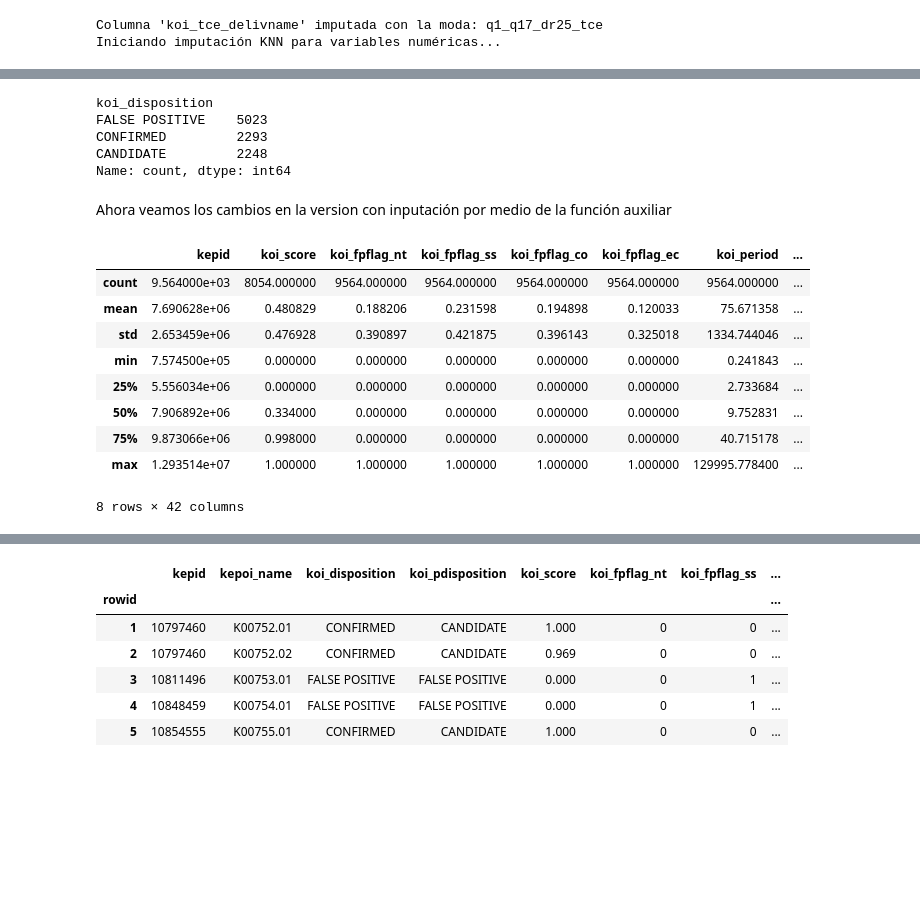
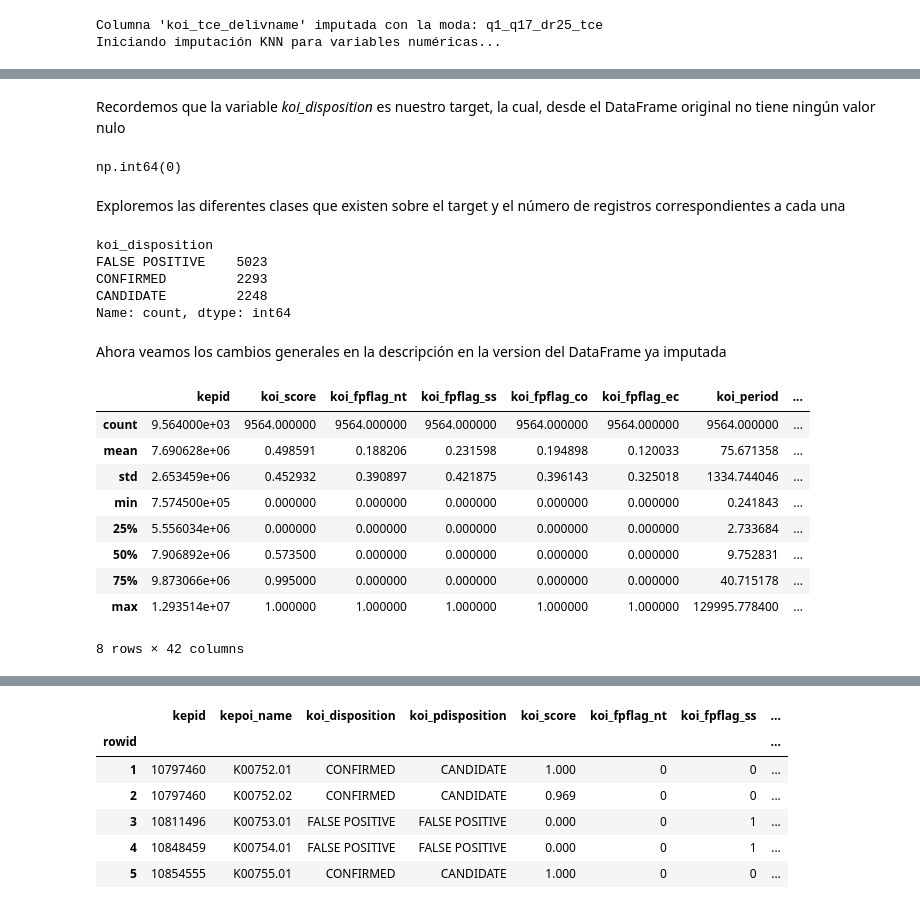
Before and after one commit to lvalencia232/KeplerExoplanet, a Jupyter notebook: kepler_exoplanet.ipynb, the cells around one changed output, grey strips where cells are left out. Cells and saved outputs as stored; diff of their text form; code cells hidden in the pictures; blank space fills up the shorter version.

```diff
--- a/kepler_exoplanet.ipynb
+++ b/kepler_exoplanet.ipynb
@@ -135,4 +136,24 @@ def fill_null_values(df_to_fill):
                 print(f"Columna '{column}': Tipo '{df_to_fill[column].dtype}' no manejado")
 
     return df_to_fill
+# %%
+# Funcion para KNN Imputer
+def fill_null_values_KNN(df_knn):
+
+    numeric_cols = df_knn.select_dtypes(include=['number']).columns
+    categorical_cols = df_knn.select_dtypes(include=['object']).columns
+
+    for col in categorical_cols:
+        if df_knn[col].isna().any():
+            moda = df_knn[col].mode()[0]
+            df_knn[col] = df_knn[col].fillna(moda)
+            print(f"Columna '{col}' imputada con la moda: {moda}")
+
+    if len(numeric_cols) > 0:
+        print("Iniciando imputación KNN para variables numéricas...")
+        imputer = KNNImputer(n_neighbors=5, weights="uniform")
+
+        df_knn[numeric_cols] = imputer.fit_transform(df_knn[numeric_cols])
+
+    return df_knn
 # %%
@@ -371,25 +455,5 @@ Por esta razón, es preferible utilizar un método que considere simultáneament
-# %%
-def fill_null_values_KNN(df):
-    df_copy = df.copy()
-
-    numeric_cols = df_copy.select_dtypes(include=['number']).columns
-    categorical_cols = df_copy.select_dtypes(include=['object']).columns
-
-    for col in categorical_cols:
-        if df_copy[col].isna().any():
-            moda = df_copy[col].mode()[0]
-            df_copy[col] = df_copy[col].fillna(moda)
-            print(f"Columna '{col}' imputada con la moda: {moda}")
-
-    if len(numeric_cols) > 0:
-        print("Iniciando imputación KNN para variables numéricas...")
-        imputer = KNNImputer(n_neighbors=5, weights="uniform")
-
-        df_copy[numeric_cols] = imputer.fit_transform(df_copy[numeric_cols])
-
-    return df_copy
 # %%
-df_knn= fill_null_values_KNN(df_copy)
+df_knn= fill_null_values_KNN(X_df)
 # %% [output]
 Columna 'koi_tce_delivname' imputada con la moda: q1_q17_dr25_tce
 Iniciando imputación KNN para variables numéricas...
@@ -601,3 +502,11 @@ dtype: bool
+# %% [markdown]
+Recordemos que la variable *koi_disposition* es nuestro target, la cual, desde el DataFrame original no tiene ningún valor nulo
+# %%
+df['koi_disposition'].isna().sum()
+# %% [output]
+np.int64(0)
+# %% [markdown]
+Exploremos las diferentes clases que existen sobre el target y el número de registros correspondientes a cada una
 # %%
 df["koi_disposition"].value_counts()
 # %% [output]
@@ -607,18 +516,18 @@ CONFIRMED         2293
 CANDIDATE         2248
 Name: count, dtype: int64
 # %% [markdown]
-Ahora veamos los cambios en la version con inputación por medio de la función auxiliar
+Ahora veamos los cambios generales en la descripción en la version del DataFrame ya imputada
 # %%
-df_copy.describe()
+df_knn.describe()
 # %% [output]
 |  | kepid | koi_score | koi_fpflag_nt | koi_fpflag_ss | koi_fpflag_co | koi_fpflag_ec | koi_period | ... |
-| count | 9.564000e+03 | 8054.000000 | 9564.000000 | 9564.000000 | 9564.000000 | 9564.000000 | 9564.000000 | ... |
-| mean | 7.690628e+06 | 0.480829 | 0.188206 | 0.231598 | 0.194898 | 0.120033 | 75.671358 | ... |
-| std | 2.653459e+06 | 0.476928 | 0.390897 | 0.421875 | 0.396143 | 0.325018 | 1334.744046 | ... |
+| count | 9.564000e+03 | 9564.000000 | 9564.000000 | 9564.000000 | 9564.000000 | 9564.000000 | 9564.000000 | ... |
+| mean | 7.690628e+06 | 0.498591 | 0.188206 | 0.231598 | 0.194898 | 0.120033 | 75.671358 | ... |
+| std | 2.653459e+06 | 0.452932 | 0.390897 | 0.421875 | 0.396143 | 0.325018 | 1334.744046 | ... |
 | min | 7.574500e+05 | 0.000000 | 0.000000 | 0.000000 | 0.000000 | 0.000000 | 0.241843 | ... |
 | 25% | 5.556034e+06 | 0.000000 | 0.000000 | 0.000000 | 0.000000 | 0.000000 | 2.733684 | ... |
-| 50% | 7.906892e+06 | 0.334000 | 0.000000 | 0.000000 | 0.000000 | 0.000000 | 9.752831 | ... |
-| 75% | 9.873066e+06 | 0.998000 | 0.000000 | 0.000000 | 0.000000 | 0.000000 | 40.715178 | ... |
+| 50% | 7.906892e+06 | 0.573500 | 0.000000 | 0.000000 | 0.000000 | 0.000000 | 9.752831 | ... |
+| 75% | 9.873066e+06 | 0.995000 | 0.000000 | 0.000000 | 0.000000 | 0.000000 | 40.715178 | ... |
 | max | 1.293514e+07 | 1.000000 | 1.000000 | 1.000000 | 1.000000 | 1.000000 | 129995.778400 | ... |
 8 rows × 42 columns
 # %%
```
Also changed, not shown: parts of 94 cells of this notebook.
